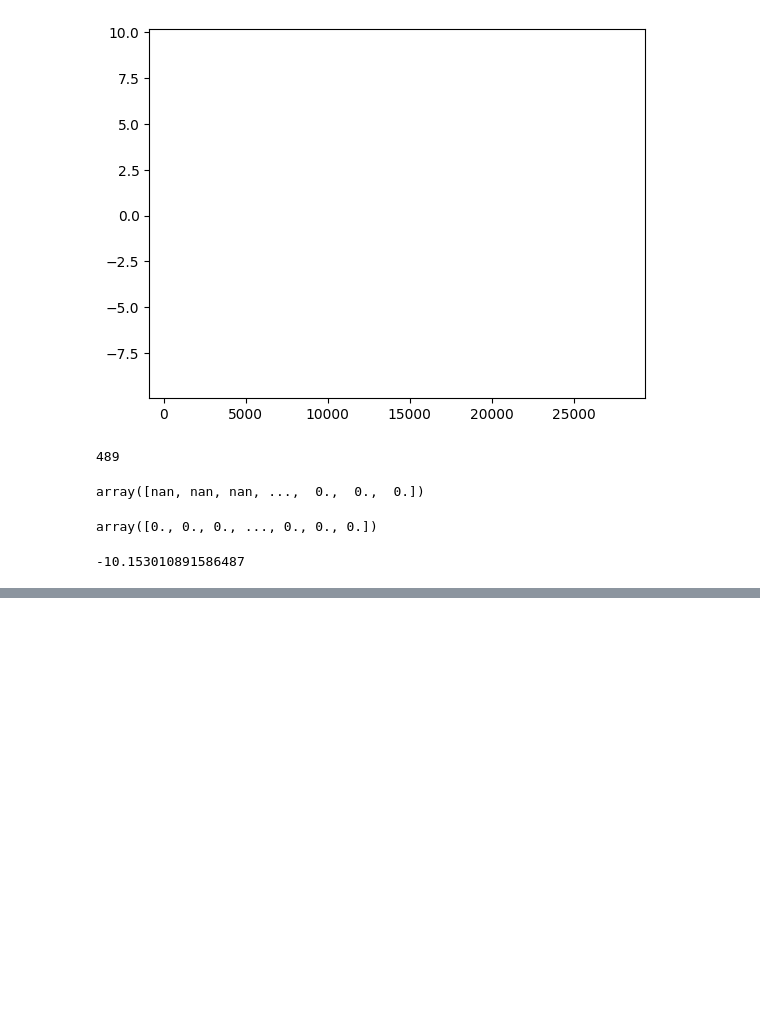
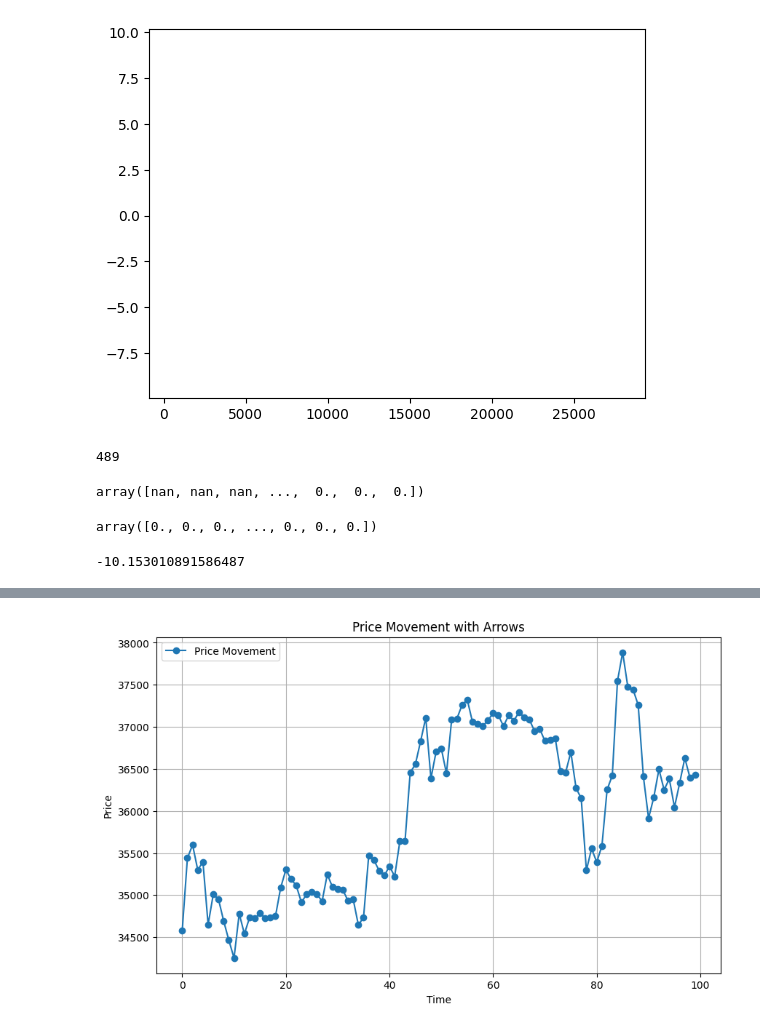
Before and after one commit to VaheC/PonyGE2, a Jupyter notebook: test.ipynb, the cells around one changed output, grey strips where cells are left out. Cells and saved outputs as stored; diff of their text form; code cells hidden in the pictures; blank space fills up the shorter version.

```diff
--- a/test.ipynb
+++ b/test.ipynb
@@ -7296,0 +7315,48 @@ exit_signal=(numba_indicators_nan.min_max_adx(numba_indicators_nan.adx(high=pric
+# %%
+# df['btc_close_lag'] = df['btc_close'].shift(1)
+# df['btc_close_lead'] = df['btc_close'].shift(-1)
+df['min_point'] = ((df['btc_close'] - df['btc_close'].cummin()) / df['btc_close'].cummin() >= 0.3).astype(int)
+df['max_point'] = ((df['btc_close'] - df['btc_close'].cummax()) / df['btc_close'].cummax() <= -0.3).astype(int)
+# %%
+import matplotlib.pyplot as plt
+import numpy as np
+
+# Sample data
+x = np.arange(df.iloc[:100].shape[0])
+y = df.iloc[:100]['btc_close'].values
+
+# Identify points for up and down arrows
+up_indices = df.iloc[:100][df['max_point']==1].index.tolist()   # Example indices for up arrows
+down_indices = df.iloc[:100][df['min_point']==1].index.tolist() # Example indices for down arrows
+
+# Create the plot
+plt.figure(figsize=(10, 6))
+plt.plot(x, y, marker='o', label="Price Movement")
+
+# Add up arrows
+for idx in up_indices:
+    plt.annotate(
+        '',  # No text
+        xy=(x[idx], y[idx]),  # Arrowhead position
+        xytext=(x[idx], y[idx] - 3),  # Arrow tail position
+        arrowprops=dict(facecolor='green', arrowstyle='simple', lw=1.5),
+    )
+
+# Add down arrows
+for idx in down_indices:
+    plt.annotate(
+        '',  # No text
+        xy=(x[idx], y[idx]),  # Arrowhead position
+        xytext=(x[idx], y[idx] + 3),  # Arrow tail position
+        arrowprops=dict(facecolor='red', arrowstyle='simple', lw=1.5),
+    )
+
+# Customize plot
+plt.title("Price Movement with Arrows")
+plt.xlabel("Time")
+plt.ylabel("Price")
+plt.grid(True)
+plt.legend()
+plt.show()
+# %% [output]
+[figure, added]
```
Also changed, not shown: parts of 11 cells of this notebook, 1 other file.
